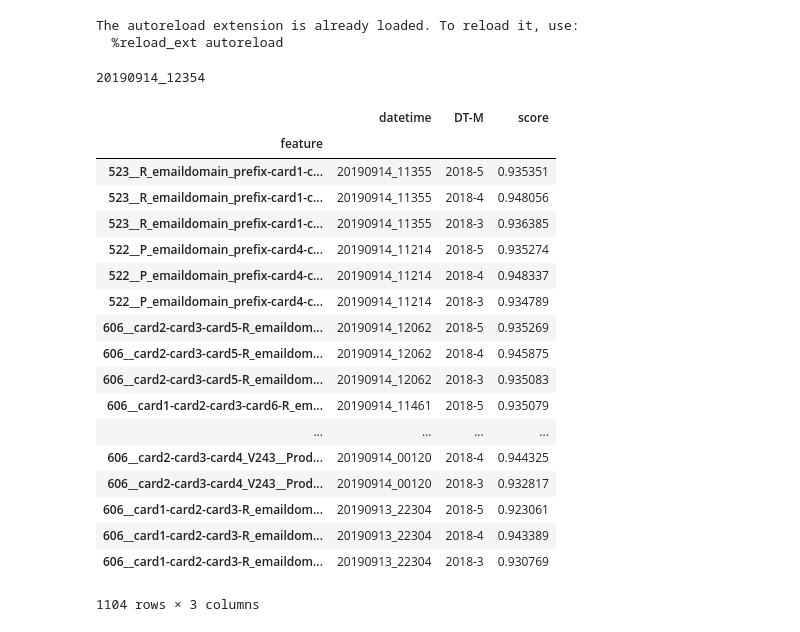
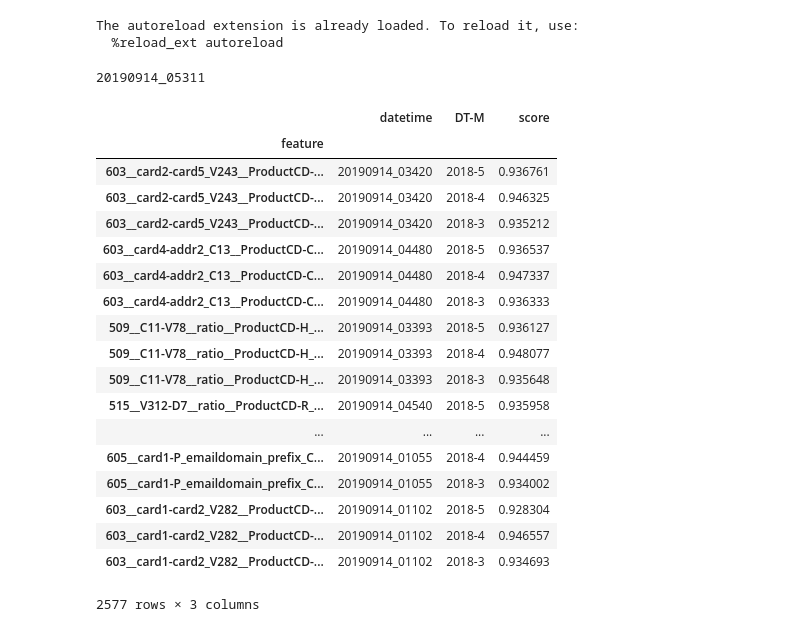
Before and after one commit to yryrgogo/ieee-fraud-5th-place, a Jupyter notebook: src/912_ieee__feim_selected_feature.ipynb, the cells around one changed output. Saved outputs shown, nothing was run; the diff lists cells and outputs as text; code cells hidden in the pictures.

```diff
--- a/src/912_ieee__feim_selected_feature.ipynb
+++ b/src/912_ieee__feim_selected_feature.ipynb
@@ -19,38 +19,38 @@ import shutil
 The autoreload extension is already loaded. To reload it, use:
   %reload_ext autoreload
 # %%
-# feim = pd.read_csv('../output/valid_single_feature_tochi.csv', header=None)
-feim = pd.read_csv('../output/valid_single_feature.csv', header=None)
+feim = pd.read_csv('../output/valid_single_feature_tochi.csv', header=None)
+# feim = pd.read_csv('../output/valid_single_feature.csv', header=None)
 feim.columns = ['datetime', 'DT-M', 'feature', 'score']
 
 # feim = feim[feim['datetime']<='20190913_22380']
 print(feim['datetime'].max())
 
 feim.set_index('feature', inplace=True)
 cnt = feim.groupby('feature')['score'].count()
 idx = cnt[cnt==3].index
 feim = feim.loc[idx]
 may = feim[feim['DT-M']=='2018-5']
 may.sort_values(by='score', ascending=False, inplace=True)
 feim.loc[may.index]
 # %% [output]
-20190914_12354
+20190914_05311
 |  | datetime | DT-M | score |
 | feature |  |  |  |
-| 523__R_emaildomain_prefix-card1-c... | 20190914_11355 | 2018-5 | 0.935351 |
-| 523__R_emaildomain_prefix-card1-c... | 20190914_11355 | 2018-4 | 0.948056 |
-| 523__R_emaildomain_prefix-card1-c... | 20190914_11355 | 2018-3 | 0.936385 |
-| 522__P_emaildomain_prefix-card4-c... | 20190914_11214 | 2018-5 | 0.935274 |
-| 522__P_emaildomain_prefix-card4-c... | 20190914_11214 | 2018-4 | 0.948337 |
-| 522__P_emaildomain_prefix-card4-c... | 20190914_11214 | 2018-3 | 0.934789 |
-| 606__card2-card3-card5-R_emaildom... | 20190914_12062 | 2018-5 | 0.935269 |
-| 606__card2-card3-card5-R_emaildom... | 20190914_12062 | 2018-4 | 0.945875 |
-| 606__card2-card3-card5-R_emaildom... | 20190914_12062 | 2018-3 | 0.935083 |
-| 606__card1-card2-card3-card6-R_em... | 20190914_11461 | 2018-5 | 0.935079 |
+| 603__card2-card5_V243__ProductCD-... | 20190914_03420 | 2018-5 | 0.936761 |
+| 603__card2-card5_V243__ProductCD-... | 20190914_03420 | 2018-4 | 0.946325 |
+| 603__card2-card5_V243__ProductCD-... | 20190914_03420 | 2018-3 | 0.935212 |
+| 603__card4-addr2_C13__ProductCD-C... | 20190914_04480 | 2018-5 | 0.936537 |
+| 603__card4-addr2_C13__ProductCD-C... | 20190914_04480 | 2018-4 | 0.947337 |
+| 603__card4-addr2_C13__ProductCD-C... | 20190914_04480 | 2018-3 | 0.936333 |
+| 509__C11-V78__ratio__ProductCD-H_... | 20190914_03393 | 2018-5 | 0.936127 |
+| 509__C11-V78__ratio__ProductCD-H_... | 20190914_03393 | 2018-4 | 0.948077 |
+| 509__C11-V78__ratio__ProductCD-H_... | 20190914_03393 | 2018-3 | 0.935648 |
+| 515__V312-D7__ratio__ProductCD-R_... | 20190914_04540 | 2018-5 | 0.935958 |
 | ... | ... | ... | ... |
-| 606__card2-card3-card4_V243__Prod... | 20190914_00120 | 2018-4 | 0.944325 |
-| 606__card2-card3-card4_V243__Prod... | 20190914_00120 | 2018-3 | 0.932817 |
-| 606__card1-card2-card3-R_emaildom... | 20190913_22304 | 2018-5 | 0.923061 |
-| 606__card1-card2-card3-R_emaildom... | 20190913_22304 | 2018-4 | 0.943389 |
-| 606__card1-card2-card3-R_emaildom... | 20190913_22304 | 2018-3 | 0.930769 |
+| 605__card1-P_emaildomain_prefix_C... | 20190914_01055 | 2018-4 | 0.944459 |
+| 605__card1-P_emaildomain_prefix_C... | 20190914_01055 | 2018-3 | 0.934002 |
+| 603__card1-card2_V282__ProductCD-... | 20190914_01102 | 2018-5 | 0.928304 |
+| 603__card1-card2_V282__ProductCD-... | 20190914_01102 | 2018-4 | 0.946557 |
+| 603__card1-card2_V282__ProductCD-... | 20190914_01102 | 2018-3 | 0.934693 |
-1104 rows × 3 columns
+2577 rows × 3 columns
```
Also changed, not shown: 5 other files.
